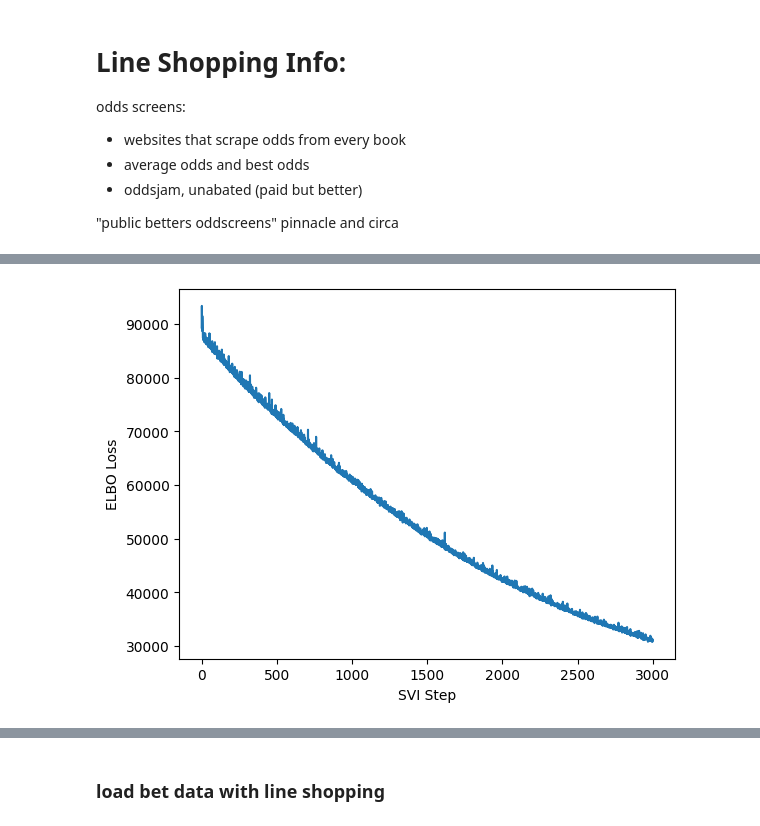
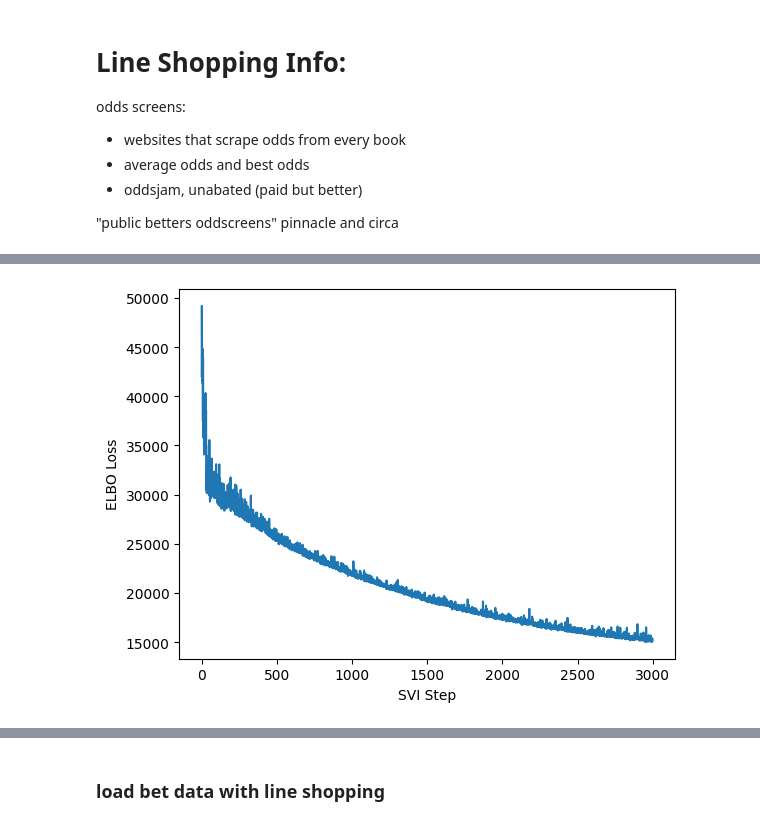
Before and after one commit to Andrei-Treil/betting_bot, a Jupyter notebook: notebooks/bnn_betting.ipynb, the cells around one changed output, grey strips where cells are left out. Saved outputs shown, nothing was run; the diff lists cells and outputs as text; code cells hidden in the pictures.

```diff
--- a/notebooks/bnn_betting.ipynb
+++ b/notebooks/bnn_betting.ipynb
@@ -799,7 +799,7 @@ from pyro.optim import Adam
 from torch.nn import LogSoftmax
 
 pyro.clear_param_store()
-bnn_cat = BNN_Multi_Layer_SVI(in_dim=14,first_hid_dim=112,sec_hid_dim=112,thir_hid_dim=112,four_hid_dim=112,out_dim=2,prior_scale=2,bias_scale=10)
+bnn_cat = BNN_Multi_Layer_SVI(in_dim=14,first_hid_dim=112,sec_hid_dim=112,thir_hid_dim=112,four_hid_dim=112,out_dim=2,prior_scale=0.75,bias_scale=10)
 guide = AutoDelta(bnn_cat)
 
 num_steps = 3000
@@ -840,6 +840,6 @@ plt.show()
 # %%
 pyro.clear_param_store()
-predictive = Predictive(bnn_cat, guide=guide, num_samples=2000, return_sites=["obs","_RETURN"]) # confidence scales inversely w/ num_samples, low num_samp -> high confidence
+predictive = Predictive(bnn_cat, guide=guide, num_samples=1000, return_sites=["obs","_RETURN"]) # confidence scales inversely w/ num_samples, low num_samp -> high confidence
 
 pyro.clear_param_store()
 train_preds = predictive(x_train)
@@ -974,7 +1025,7 @@ class BNN_Cont(PyroModule):
 
         super().__init__()
 
-        self.activation = nn.Hardsigmoid()
+        self.activation = nn.Sigmoid()
         self.layer1 = PyroModule[nn.Linear](in_dim, first_hid_dim)
         self.layer2 = PyroModule[nn.Linear](first_hid_dim, sec_hid_dim)
         self.layer3 = PyroModule[nn.Linear](sec_hid_dim, thir_hid_dim)
@@ -1020,0 +1087,36 @@ y_test_raw = Softmax(dim=-1)(y_test_raw)
+# %%
+from pyro.infer.autoguide import AutoNormal, AutoDiagonalNormal, AutoContinuous, AutoDelta, AutoMultivariateNormal, AutoLaplaceApproximation, AutoStructured
+from pyro.optim import ClippedAdam
+from pyro.infer import TraceEnum_ELBO
+from pyro.optim import Adam
+
+from torch.nn import LogSoftmax
+
+pyro.clear_param_store()
+bnn_cat = BNN_Cont(in_dim=14,first_hid_dim=56,sec_hid_dim=114,thir_hid_dim=114,four_hid_dim=56,out_dim=2,prior_scale=1,bias_scale=5)
+# guide = AutoDelta(bnn_cat)
+guide = AutoDiagonalNormal(bnn_cat,init_scale=0.1)
+
+num_steps = 3000
+
+init_lr = 0.001
+gamma = 0.0001
+lrd = gamma ** (1/num_steps)
+# optim = ClippedAdam({'lr': init_lr, 'lrd': lrd, "betas": (0.95, 0.999)})
+optim = Adam({"lr": 0.001,"betas": (0.95, 0.999)})
+
+svi = SVI(bnn_cat, guide, optim, TraceEnum_ELBO())
+losses = []
+steps = []
+
+for i in range(num_steps):
+    loss = svi.step(x_train,y_train)
+    losses.append(loss)
+    steps.append(i)
+    if i % (num_steps/10) == 0:
+        print("[iteration %04d] loss: %.4f" % (i + 1, loss / len(x_train)))
+
+plt.plot(steps,losses)
+plt.ylabel("ELBO Loss")
+plt.xlabel("SVI Step")
+plt.show()
@@ -1046,7 +1646,7 @@ from pyro.optim import Adam
 from torch.nn import LogSoftmax
 
 pyro.clear_param_store()
-bnn_cat = BNN_Cont(in_dim=14,first_hid_dim=112,sec_hid_dim=112,thir_hid_dim=112,four_hid_dim=112,out_dim=2,prior_scale=1,bias_scale=7)
+bnn_cat = BNN_Cont(in_dim=14,first_hid_dim=56,sec_hid_dim=56,thir_hid_dim=56,four_hid_dim=56,out_dim=2,prior_scale=0.75,bias_scale=5)
 # guide = AutoDelta(bnn_cat)
 guide = AutoDiagonalNormal(bnn_cat,init_scale=0.1)
 
@@ -1087,4 +1687,4 @@ plt.show()
-[figure, old version]
+[figure, new version]
 # %%
 pyro.clear_param_store()
 predictive = Predictive(bnn_cat, guide=guide, num_samples=1000, return_sites=["obs","_RETURN"]) # confidence scales inversely w/ num_samples, low num_samp -> high confidence
```
Also changed, not shown: parts of 33 cells of this notebook, 15 other files.
